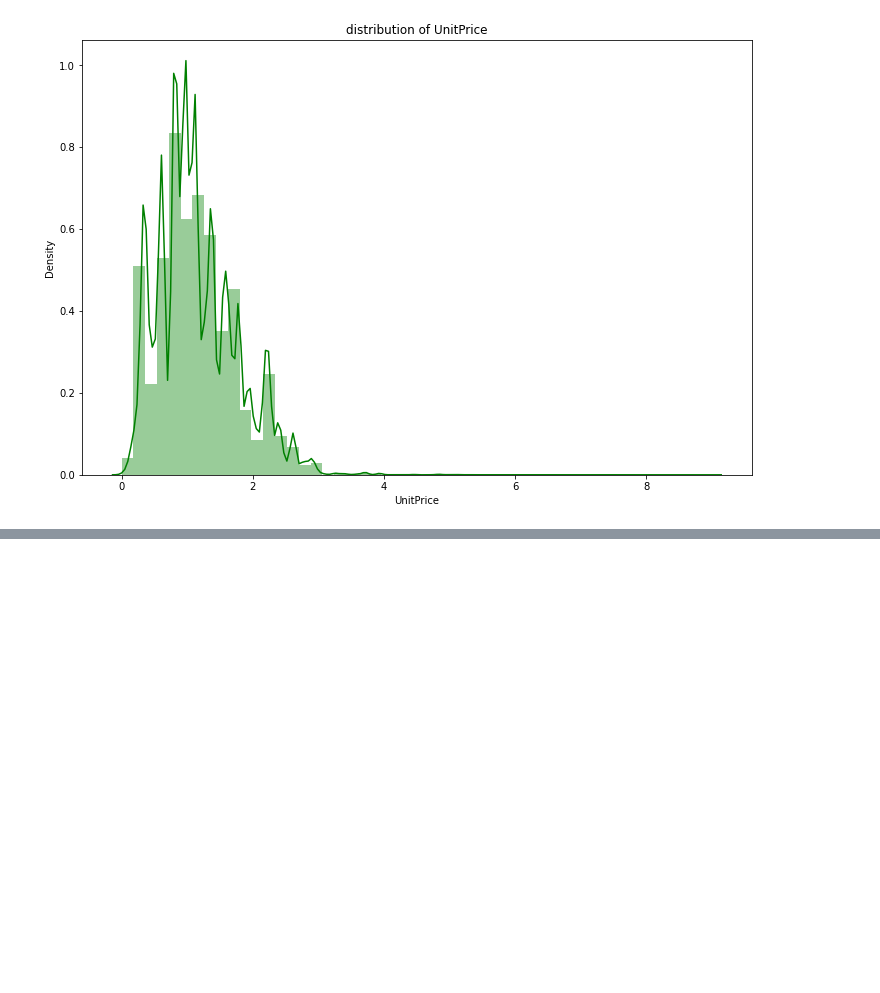
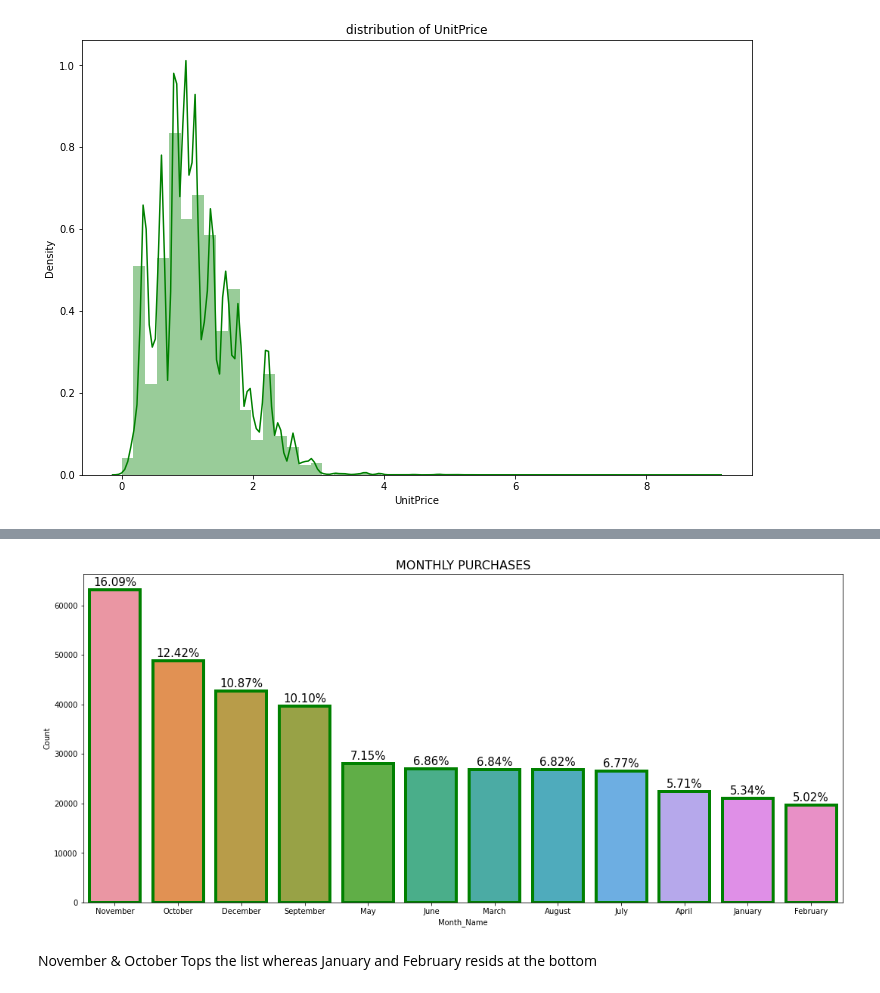
Before and after one commit to Rahman88talha/Capstone-Customer_Segmentation_Clustering, a Jupyter notebook: Capstone_Customer_Segmentation_Clustering.ipynb, the cells around one changed output, grey strips where cells are left out. Saved outputs shown, nothing was run; the diff lists cells and outputs as text; code cells hidden in the pictures; blank space fills up the shorter version.

```diff
--- a/Capstone_Customer_Segmentation_Clustering.ipynb
+++ b/Capstone_Customer_Segmentation_Clustering.ipynb
@@ -337,0 +392,5 @@ df1['Year'] = df1['InvoiceDate'].dt.year
+# %%
+# Monthly purchases
+month_df = df1['Month'].value_counts().reset_index()
+month_df.rename(columns={'index': 'Month_Name','Month': 'Count'}, inplace=True)
+month_df
@@ -337,0 +411,11 @@ df1['Year'] = df1['InvoiceDate'].dt.year
+# %%
+fig, ax = plt.subplots(figsize = (18,8))
+sns.barplot(x='Month_Name',y='Count',data = month_df, edgecolor = 'green', lw=4)
+plt.title('MONTHLY PURCHASES', SIZE = 16)
+for p in ax.patches:
+    height = p.get_height()
+    ax.text(p.get_x()+p.get_width()/2, height+800, '{:1.2f}''%'.format(height/df1.shape[0]*100),ha = "center", SIZE = 15)
+# %% [output]
+[figure, added]
+# %% [markdown]
+November & October Tops the list whereas January and February resids at the bottom
```
Also changed, not shown: parts of 46 cells of this notebook.
